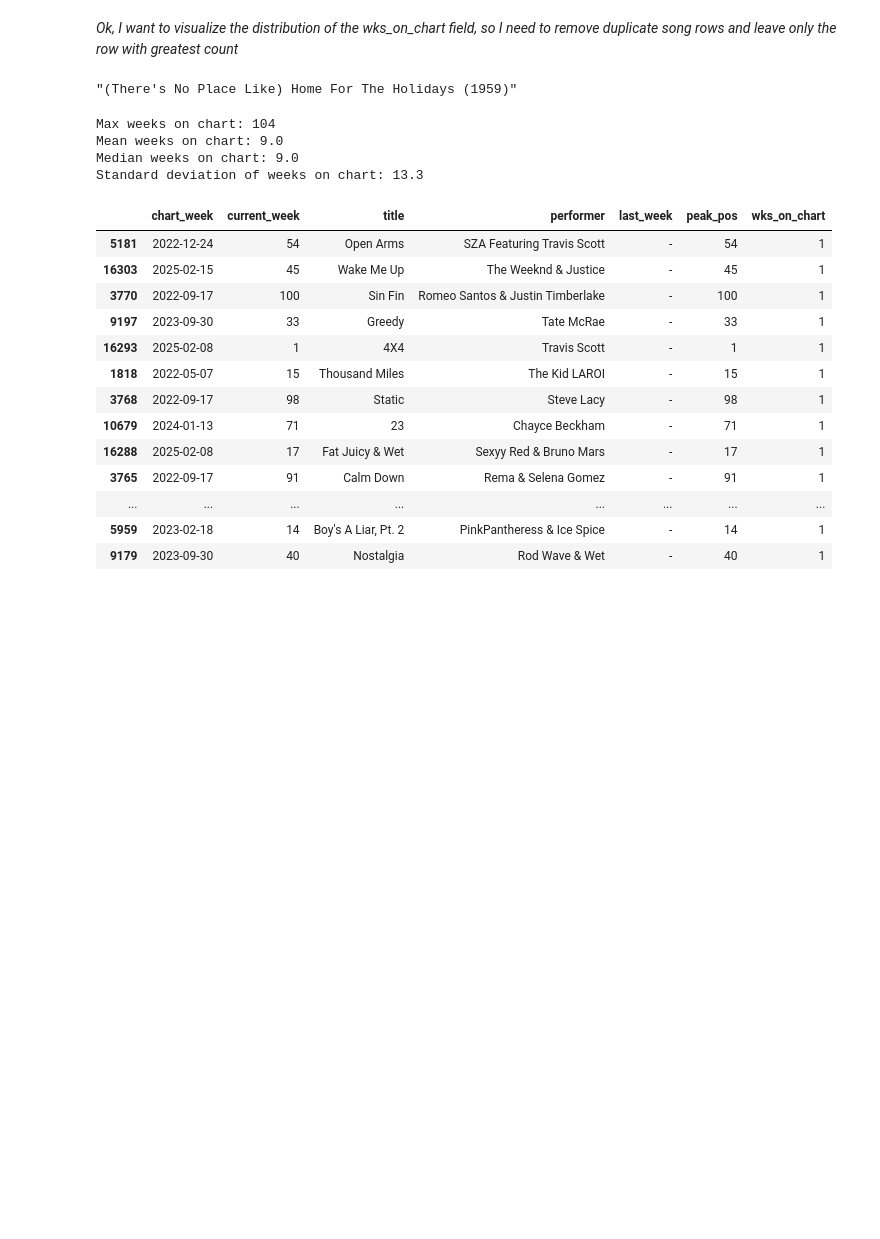
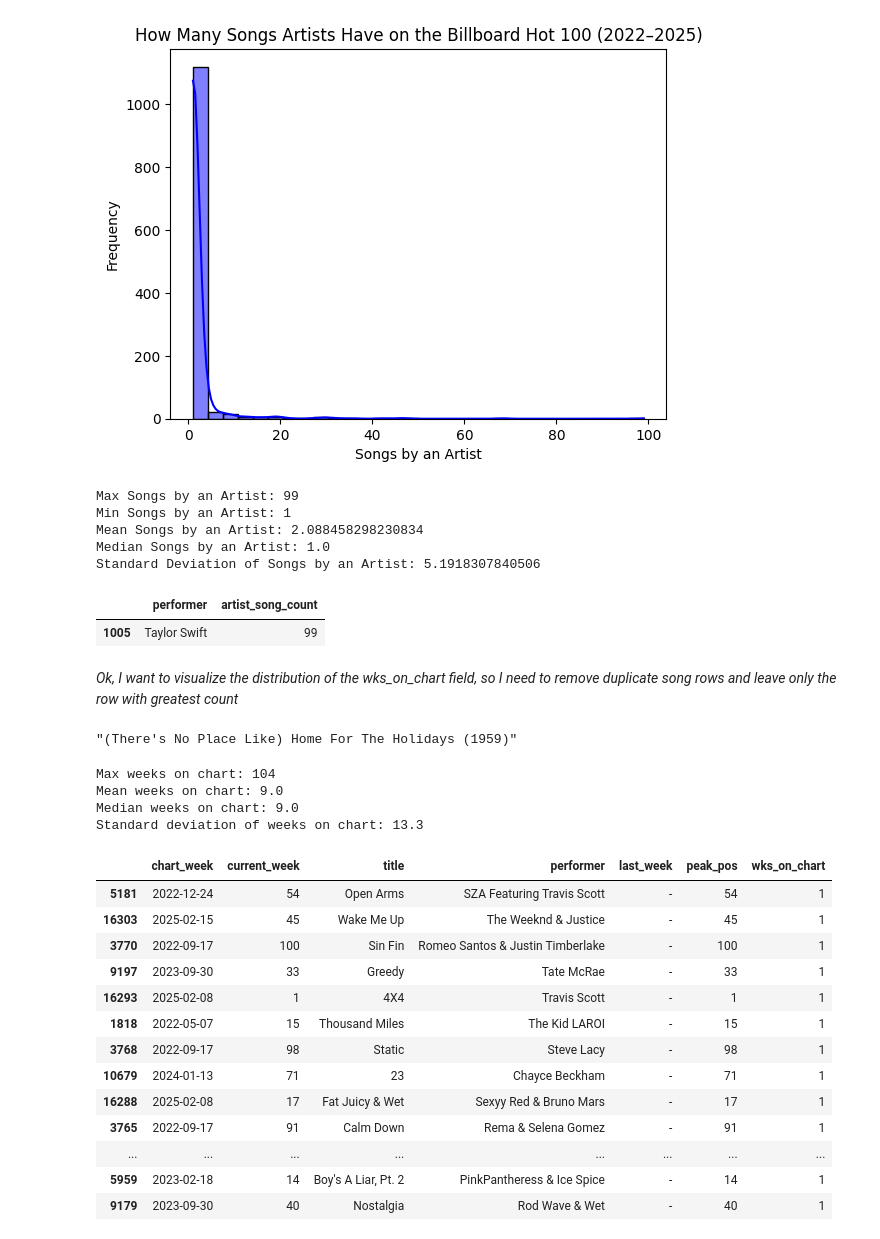
Before and after one commit to tom4sg/DURF, a Jupyter notebook: data_processing.ipynb, the cells around one changed output. Cells and saved outputs as stored; diff of their text form; code cells hidden in the pictures; blank space fills up the shorter version.

Commit message:
reference papers and EDA in data_processing

```diff
--- a/data_processing.ipynb
+++ b/data_processing.ipynb
@@ -3,9 +6,5 @@
 # %%
-
-import pandas as pd
-import os
-
-years = ["2023", "2024", "2025"]
+years = ["2022", "2023", "2024", "2025"]
 
 total_hot_100 = pd.DataFrame()
 
@@ -27,0 +28,3 @@ Added 34 files to hot_100 from 2025
+# %%
+total_hot_100 = total_hot_100.sort_values(by=["chart_week", "current_week"], ascending=[True, True])
+total_hot_100.head()
@@ -28,4 +48,4 @@ Added 34 files to hot_100 from 2025
 # %%
-total_hot_100 = total_hot_100.sort_values("chart_week", ascending=True).reset_index(drop=True)
-total_hot_100[total_hot_100["wks_on_chart"] == 1]["title"].unique()
+print(f"Newly-entered songs (2022 - 2025): {len(total_hot_100[total_hot_100["wks_on_chart"] == 1]["title"])}")
+print(f"Newly-entered artists (2022 - 2025): {len(total_hot_100[total_hot_100["wks_on_chart"] == 1]["performer"].unique())}")
 # %% [output]
@@ -34,0 +56,5 @@ array(['Gato de Noche', 'Bebe Dame', 'Que Vuelvas', ...,
+# %%
+songs_per_artist_df = pd.DataFrame()
+songs_per_artist_df["artist_song_count"] = total_hot_100.groupby("performer")["title"].nunique()
+songs_per_artist_df.reset_index(inplace=True)
+songs_per_artist_df
@@ -34,0 +78,8 @@ array(['Gato de Noche', 'Bebe Dame', 'Que Vuelvas', ...,
+# %%
+sns.histplot(songs_per_artist_df["artist_song_count"], bins=30, kde=True, color="blue", edgecolor="black")
+plt.title("How Many Songs Artists Have on the Billboard Hot 100 (2022–2025)")
+plt.xlabel("Songs by an Artist")
+plt.ylabel("Frequency")
+plt.show()
+# %% [output]
+[figure, added]
@@ -35,3 +88,20 @@ array(['Gato de Noche', 'Bebe Dame', 'Que Vuelvas', ...,
+# %%
+print(f"Max Songs by an Artist: {np.max(songs_per_artist_df["artist_song_count"])}")
+print(f"Min Songs by an Artist: {np.min(songs_per_artist_df["artist_song_count"])}")
+print(f"Mean Songs by an Artist: {np.mean(songs_per_artist_df["artist_song_count"])}")
+print(f"Median Songs by an Artist: {np.median(songs_per_artist_df["artist_song_count"])}")
+print(f"Standard Deviation of Songs by an Artist: {np.std(songs_per_artist_df["artist_song_count"])}")
+# %% [output]
+Max Songs by an Artist: 99
+Min Songs by an Artist: 1
+Mean Songs by an Artist: 2.088458298230834
+Median Songs by an Artist: 1.0
+Standard Deviation of Songs by an Artist: 5.1918307840506
+# %%
+songs_per_artist_df[songs_per_artist_df["artist_song_count"] == 99]
+# %% [output]
+|  | performer | artist_song_count |
+| 1005 | Taylor Swift | 99 |
 # %% [markdown]
 *Ok, I want to visualize the distribution of the wks_on_chart field, so I need to remove duplicate song rows and leave only the row with greatest count*
 # %%
```
Also changed, not shown: parts of 12 cells of this notebook.
